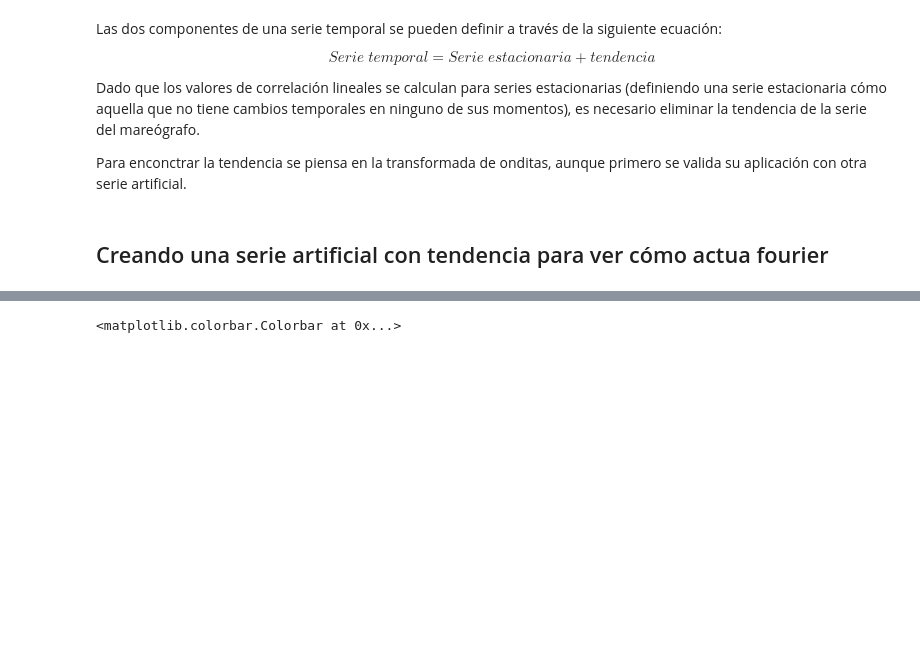
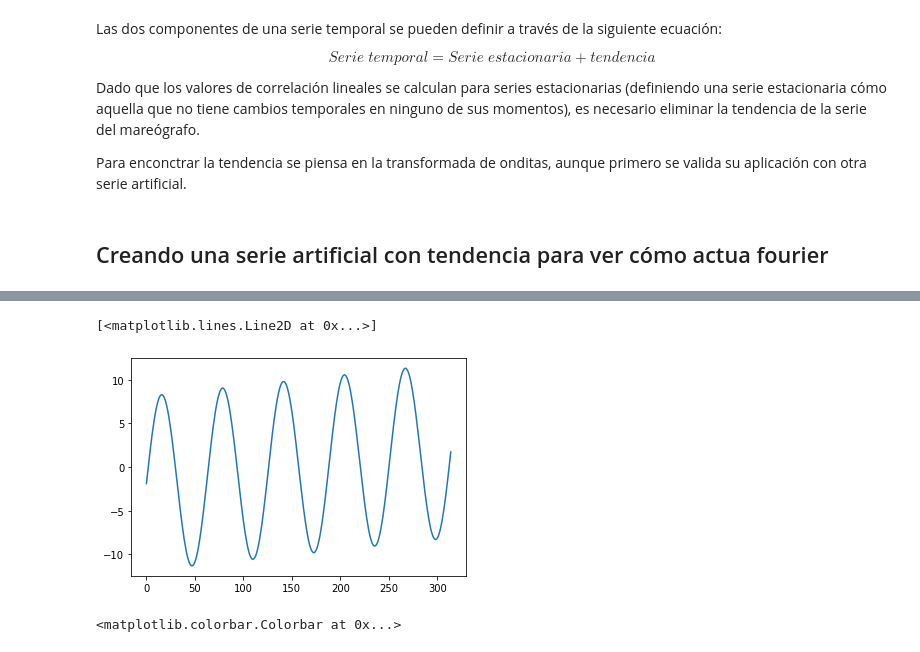
Before and after one commit to FrankAyalaC/Nivel-del-mar-en-Buenaventura, a Jupyter notebook: Scripts/TDG_2019.ipynb, the cells around one changed output, grey strips where cells are left out. Saved outputs shown, nothing was run; the diff lists cells and outputs as text; code cells hidden in the pictures; blank space fills up the shorter version.

```diff
--- a/Scripts/TDG_2019.ipynb
+++ b/Scripts/TDG_2019.ipynb
@@ -82,3 +90,8 @@ plt.legend()
+# %%
+plt.plot(d)
+# %% [output]
+[<matplotlib.lines.Line2D at 0x...>]
+[figure, added]
 # %%
 coef_fic, freqs_fic=pywt.cwt(y_fic,np.arange(1,70),'morl')
 power_fic = (abs(coef_fic)) ** 2
```
Also changed, not shown: parts of 8 cells of this notebook, 30 other files.
